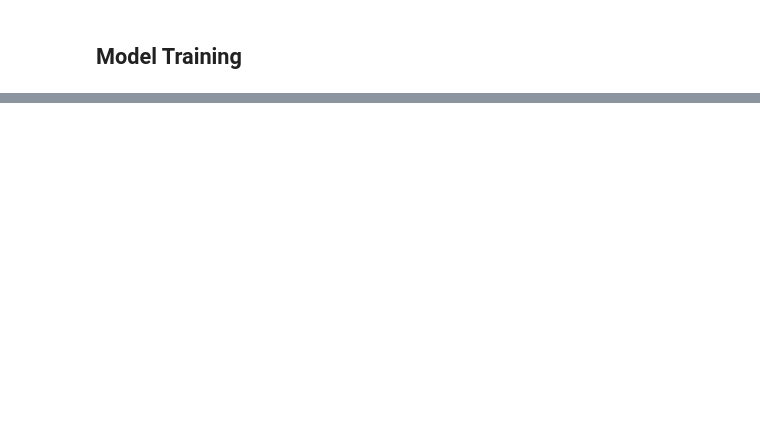
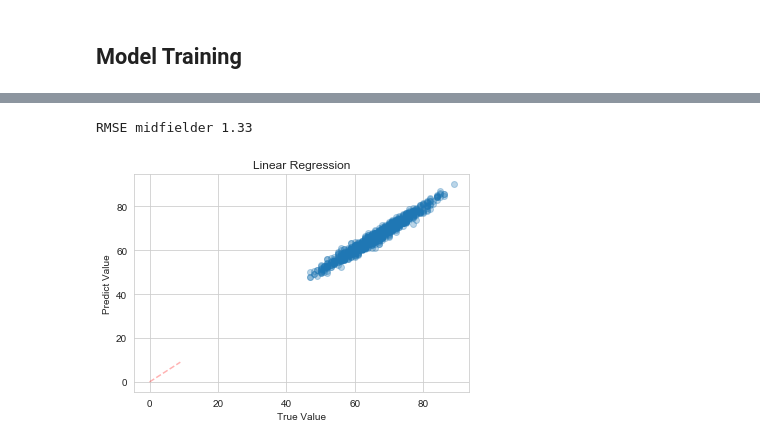
Before and after one commit to mdjoh/CEBD1260-Project, a Jupyter notebook: Week 5 - Machine Learning.ipynb, the cells around one changed output, grey strips where cells are left out. Cells and saved outputs as stored; diff of their text form; code cells hidden in the pictures; blank space fills up the shorter version.

```diff
--- a/Week 5 - Machine Learning.ipynb
+++ b/Week 5 - Machine Learning.ipynb
@@ -60,0 +234,12 @@ y_column = ['Overall']
+# %%
+rmse = np.sqrt(mean_squared_error(y_midfielder_test, y_midfielder_pred))
+print('RMSE midfielder', round(rmse, 2))
+plt.scatter(y_midfielder_test, y_midfielder_pred, alpha=0.3)
+plt.plot(range(0,10), range(0,10), '--r', alpha=0.3, label='Line1')
+plt.title('Linear Regression')
+plt.xlabel('True Value')
+plt.ylabel('Predict Value')
+plt.show()
+# %% [output]
+RMSE midfielder 1.33
+[figure, added]
```
Also changed, not shown: parts of 16 cells of this notebook.
